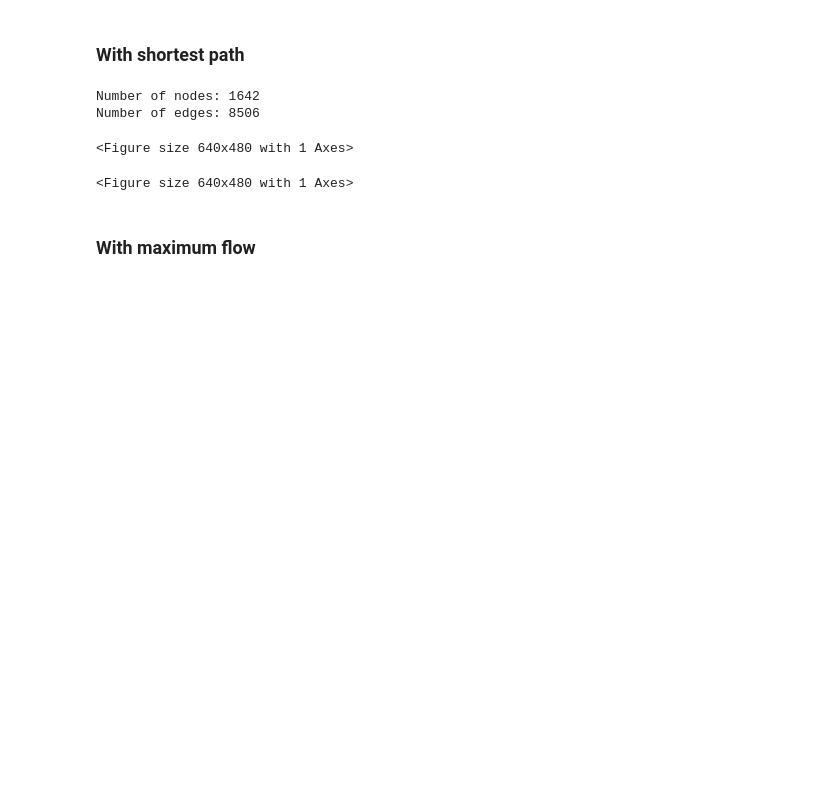
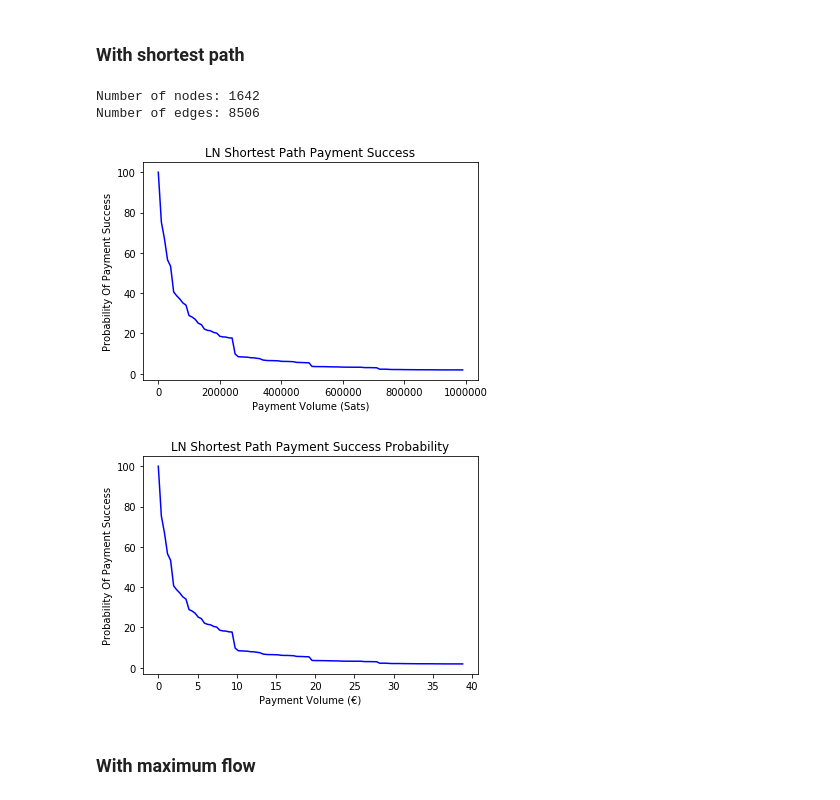
Before and after one commit to jsmvalente/lightningRoutingStudy, a Jupyter notebook: notebooks/flowStudy_v2.ipynb, the cells around one changed output. Saved outputs shown, nothing was run; the diff lists cells and outputs as text; code cells hidden in the pictures; blank space fills up the shorter version.

```diff
--- a/notebooks/flowStudy_v2.ipynb
+++ b/notebooks/flowStudy_v2.ipynb
@@ -61,32 +61,32 @@ for source, paths in shortest_paths.items():
 # %%
 import matplotlib.pyplot as plt
 
 # Graph with Probability of payment success as a function of payments size (satoshis)
 totalPaths = pathsWithCapacity[0]
 paymentProbPath = [(i/totalPaths)*100 for i in pathsWithCapacity]
 paymentSizePath = [10000*i for i in range(0,100)]
 
 plt.plot(paymentSizePath, paymentProbPath, 'b')
 plt.title("LN Shortest Path Payment Success")
 plt.ylabel("Probability Of Payment Success")
-plt.xlabel("Payment Size (Sats)")
+plt.xlabel("Payment Volume (Sats)")
 
 plt.show()
 
 # Graph with Probability of payment success as a function of payments size (€)
 totalPaths = pathsWithCapacity[0]
 paymentProbPath = [(i/totalPaths)*100 for i in pathsWithCapacity]
 paymentSizePath = [(10000*i)*0.00003920 for i in range(0,100)]
 
 plt.plot(paymentSizePath, paymentProbPath, 'b')
-plt.title("LN Shortest Path Payment Success")
+plt.title("LN Shortest Path Payment Success Probability")
 plt.ylabel("Probability Of Payment Success")
-plt.xlabel("Payment Size (€)")
+plt.xlabel("Payment Volume (€)")
 
 plt.show()
 # %% [output]
-<Figure size 640x480 with 1 Axes>
-<Figure size 640x480 with 1 Axes>
+[figure, added]
+[figure, added]
 # %% [markdown]
 ### With maximum flow
 # %%
```
Also changed, not shown: parts of 2 cells of this notebook, 2 other files.
